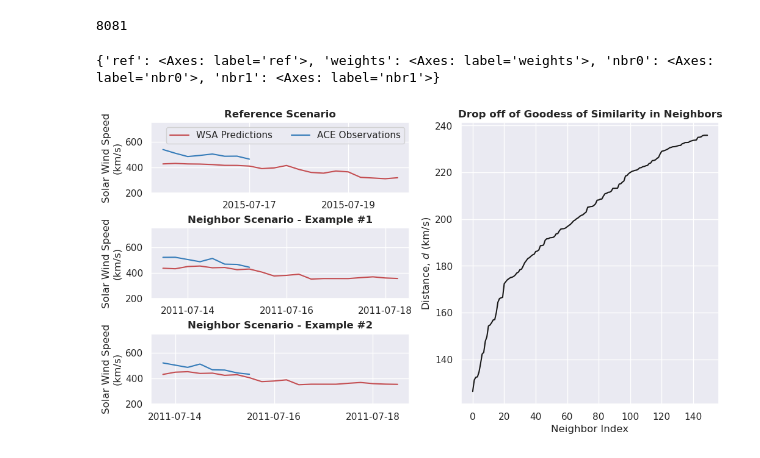
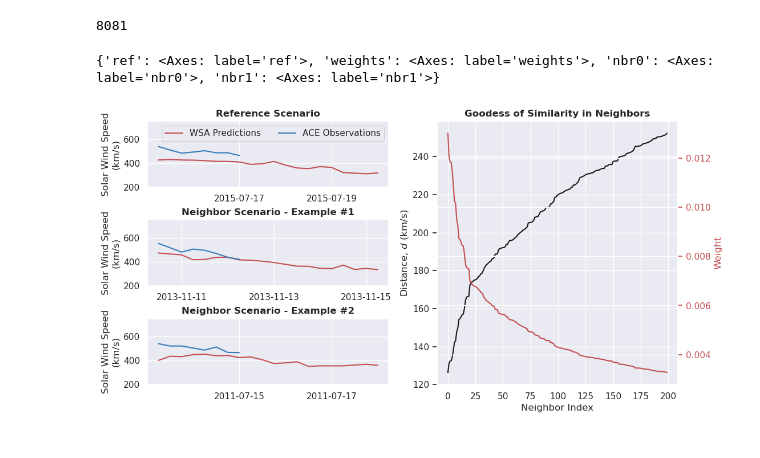
Before and after one commit to ddasilva/wsa_knn_uncertainty_v2, a Jupyter notebook: notebooks/Neighbors Example.ipynb, the cells around one changed output. Cells and saved outputs as stored; diff of their text form; code cells hidden in the pictures.

```diff
--- a/notebooks/Neighbors Example.ipynb
+++ b/notebooks/Neighbors Example.ipynb
@@ -56,7 +56,8 @@ times = df_dataset.iloc[idx : idx + NPRED].index
 Vp_obs = df_dataset.Vp_obs.iloc[idx : idx + NOBS]
 Vp_pred = df_dataset.Vp_pred.iloc[idx : idx + NPRED]
 
-k = 150
+k = 200
+nbr_num = np.arange(k)
 nbrs = knn_dataset.lookup_neighbors(times, Vp_obs, Vp_pred, k=k, prune=False)
 nbrs_prune = knn_dataset.lookup_neighbors(times, Vp_obs, Vp_pred, k=k, prune=True)
 
@@ -73,6 +74,9 @@ distances_prune = distances_prune[I]
 I = np.argsort(distances)
 nbrs = nbrs[I]
 distances = distances[I]
+
+weights = 1 / np.square(distances)
+weights /= weights.sum()
 # %%
 blue_color = "#367cb9"
 red_color = "r"
@@ -91,35 +95,39 @@ ax = axes["ref"]
 ax.plot(times, Vp_pred, color=red_color, label=pred_label)
 ax.plot(times[:NOBS], Vp_obs, color=blue_color, label=obs_label)
 ax.set_ylabel(speed_ylabel)
 ax.set_title("Reference Scenario", fontweight="bold")
 ax.legend(loc="upper right", ncol=2)
 
 for i in range(2):
     ax = axes[f"nbr{i}"]
 
-    cur_times = np.concatenate((nbrs[i].before_times, nbrs[i].after_times))
-    cur_Vp_pred = np.concatenate((nbrs[i].before_pred, nbrs[i].after_pred))
+    cur_times = np.concatenate((nbrs_prune[i].before_times, nbrs_prune[i].after_times))
+    cur_Vp_pred = np.concatenate((nbrs_prune[i].before_pred, nbrs_prune[i].after_pred))
 
     ax.plot(cur_times, cur_Vp_pred, color=red_color, label=pred_label)
-    ax.plot(nbrs[i].before_times, nbrs[i].before_obs, color=blue_color, label=obs_label)
+    ax.plot(nbrs_prune[i].before_times, nbrs_prune[i].before_obs, color=blue_color, label=obs_label)
     ax.set_ylabel(speed_ylabel)
     ax.set_title(f"Neighbor Scenario - Example #{i+1}", fontweight="bold")
 
 for ax_code in ["ref", "nbr0", "nbr1"]:
     ax = axes[ax_code]
     ax.set_yticks([200, 400, 600])
     ax.set_ylim(200, 750)
     ax.xaxis.set_major_locator(mdates.DayLocator(interval=2))
 
 ax = axes["weights"]
 ax.plot(nbr_num, distances, color=black_color)
 ax.set_ylabel("Distance, $d$ (km/s)")
 ax.set_xlabel("Neighbor Index")
 # ax.set_ylim(0, 1)
-ax.set_title("Drop off of Goodess of Similarity in Neighbors", fontweight="bold")
+ax.set_title("Goodess of Similarity in Neighbors", fontweight="bold")
+wax = ax.twinx()
+wax.plot(nbr_num, weights, color='r')
+wax.set_ylabel("Weight", color='r')
+wax.tick_params(axis='y', colors='r')
 
 plt.subplots_adjust(wspace=0.2, hspace=0.5)
 fig.savefig("plots/neighbors_example.png", dpi=300)
 # %% [output]
 {'ref': <Axes: label='ref'>, 'weights': <Axes: label='weights'>, 'nbr0': <Axes: label='nbr0'>, 'nbr1': <Axes: label='nbr1'>}
-[figure, old version]
+[figure, new version]
```
Also changed, not shown: 6 other files.
